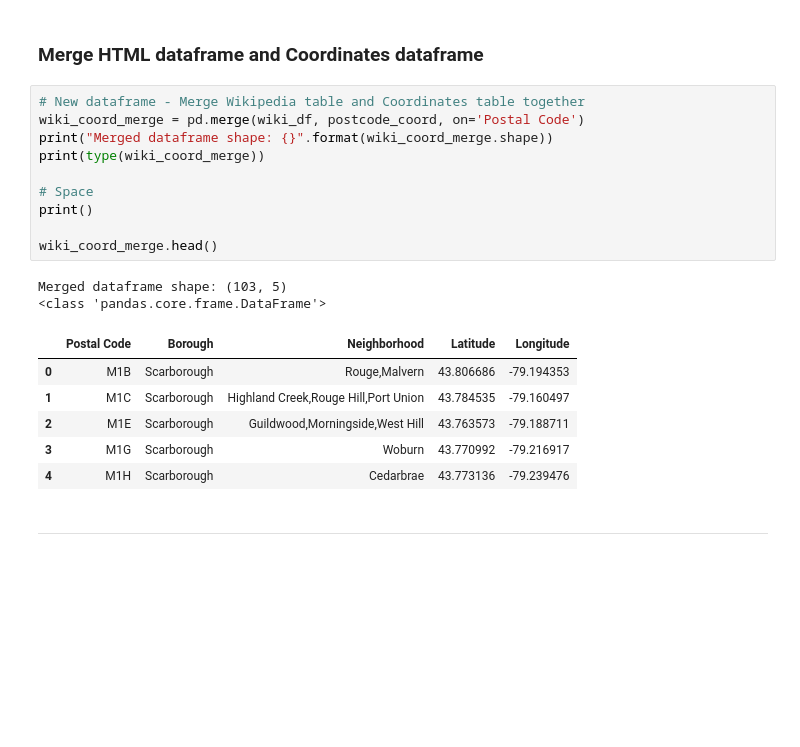
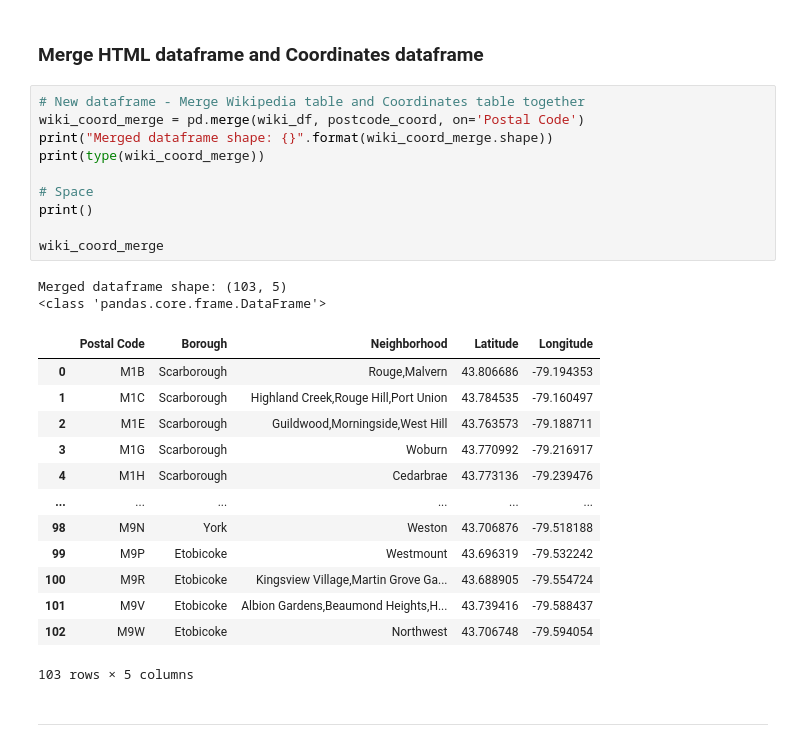
Before and after one commit to zer0-zer0-edward/Coursera_Capstone, a Jupyter notebook: 202104516_Capstone_Project_Notebook_Week-3.ipynb, the cells around one changed output. Saved outputs shown, nothing was run; the diff lists cells and outputs as text; blank space fills up the shorter version.

```diff
--- a/202104516_Capstone_Project_Notebook_Week-3.ipynb
+++ b/202104516_Capstone_Project_Notebook_Week-3.ipynb
@@ -195,22 +195,29 @@ Geospatial data shape: (103, 3)
 # %%
 # New dataframe - Merge Wikipedia table and Coordinates table together
 wiki_coord_merge = pd.merge(wiki_df, postcode_coord, on='Postal Code')
 print("Merged dataframe shape: {}".format(wiki_coord_merge.shape))
 print(type(wiki_coord_merge))
 
 # Space
 print()
 
-wiki_coord_merge.head()
+wiki_coord_merge
 # %% [output]
 Merged dataframe shape: (103, 5)
 <class 'pandas.core.frame.DataFrame'>
 |  | Postal Code | Borough | Neighborhood | Latitude | Longitude |
 | 0 | M1B | Scarborough | Rouge,Malvern | 43.806686 | -79.194353 |
 | 1 | M1C | Scarborough | Highland Creek,Rouge Hill,Port Union | 43.784535 | -79.160497 |
 | 2 | M1E | Scarborough | Guildwood,Morningside,West Hill | 43.763573 | -79.188711 |
 | 3 | M1G | Scarborough | Woburn | 43.770992 | -79.216917 |
 | 4 | M1H | Scarborough | Cedarbrae | 43.773136 | -79.239476 |
+| ... | ... | ... | ... | ... | ... |
+| 98 | M9N | York | Weston | 43.706876 | -79.518188 |
+| 99 | M9P | Etobicoke | Westmount | 43.696319 | -79.532242 |
+| 100 | M9R | Etobicoke | Kingsview Village,Martin Grove Ga... | 43.688905 | -79.554724 |
+| 101 | M9V | Etobicoke | Albion Gardens,Beaumond Heights,H... | 43.739416 | -79.588437 |
+| 102 | M9W | Etobicoke | Northwest | 43.706748 | -79.594054 |
+103 rows × 5 columns
 # %% [markdown]
 <hr style="border:2px solid gray"> </hr>
 # %% [markdown]
```
Also changed, not shown: parts of 1 cell of this notebook.
